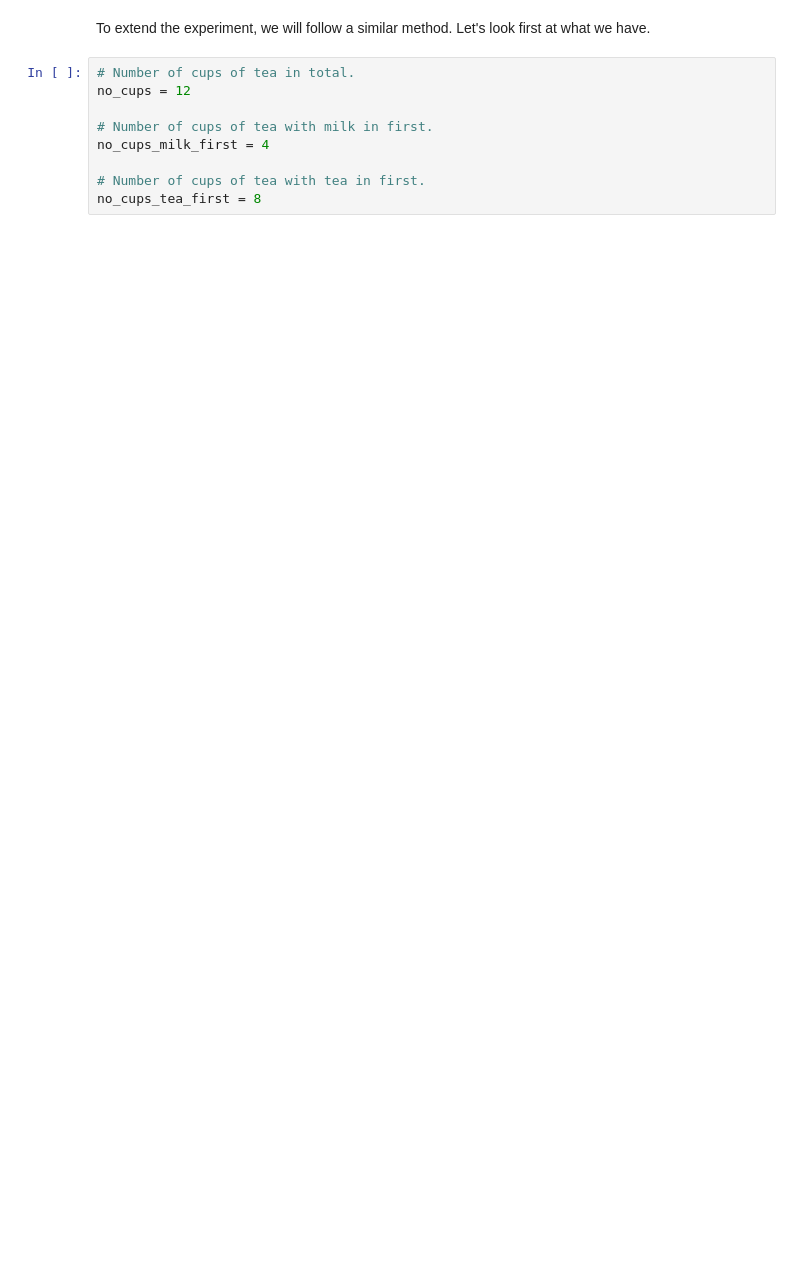
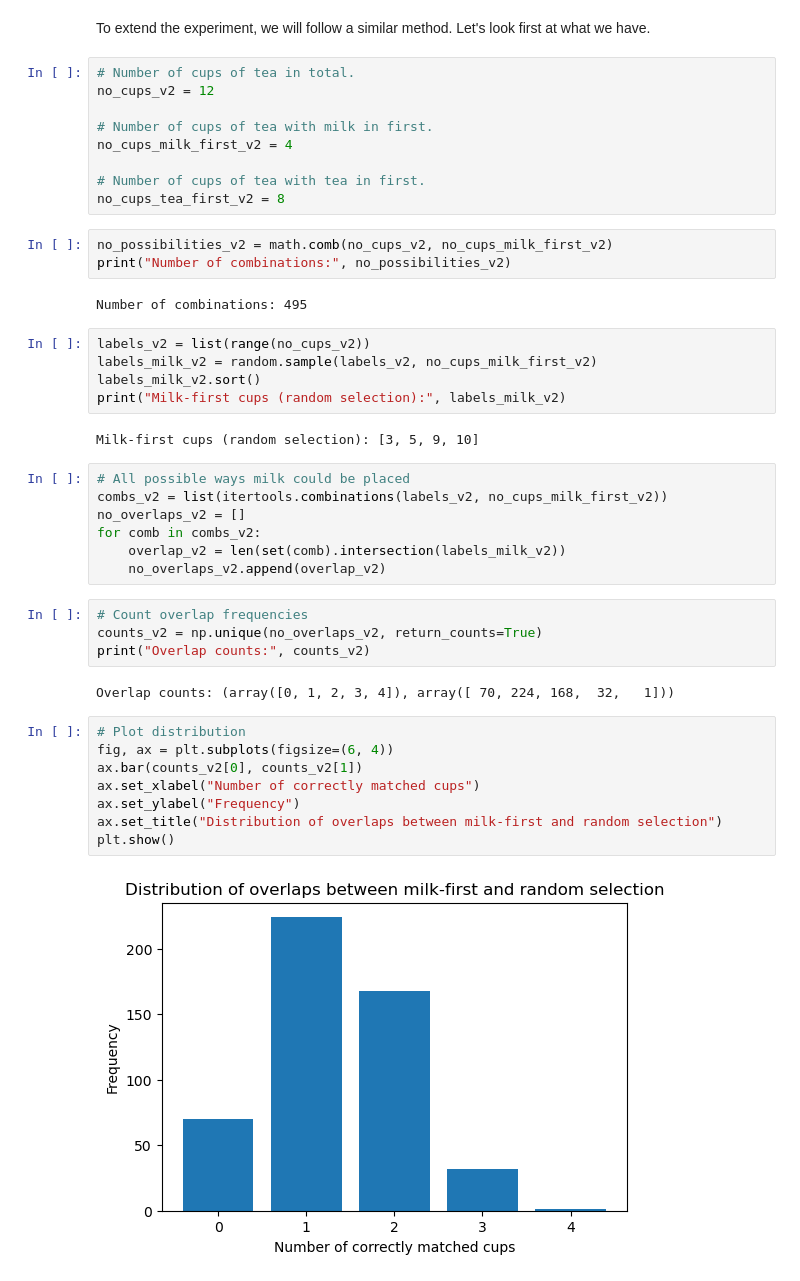
Before and after one commit to MylesHenehan/applied-statistics, a Jupyter notebook: problems.ipynb, the cells around one changed output. Saved outputs shown, nothing was run; the diff lists cells and outputs as text; blank space fills up the shorter version.

Commit message:
replicating the code for 8 tea-first cups and 4 milk-first cups to compare the spread

```diff
--- a/problems.ipynb
+++ b/problems.ipynb
@@ -85,10 +85,45 @@ The probability of choosing 4 cups correctly is 0.0143
 To extend the experiment, we will follow a similar method. Let's look first at what we have.
 # %%
 # Number of cups of tea in total.
-no_cups = 12
+no_cups_v2 = 12
 
 # Number of cups of tea with milk in first.
-no_cups_milk_first = 4
+no_cups_milk_first_v2 = 4
 
 # Number of cups of tea with tea in first.
-no_cups_tea_first = 8
+no_cups_tea_first_v2 = 8
+# %%
+no_possibilities_v2 = math.comb(no_cups_v2, no_cups_milk_first_v2)
+print("Number of combinations:", no_possibilities_v2)
+# %% [output]
+Number of combinations: 495
+# %%
+labels_v2 = list(range(no_cups_v2))
+labels_milk_v2 = random.sample(labels_v2, no_cups_milk_first_v2)
+labels_milk_v2.sort()
+print("Milk-first cups (random selection):", labels_milk_v2)
+# %% [output]
+Milk-first cups (random selection): [3, 5, 9, 10]
+# %%
+# All possible ways milk could be placed
+combs_v2 = list(itertools.combinations(labels_v2, no_cups_milk_first_v2))
+no_overlaps_v2 = []
+for comb in combs_v2:
+    overlap_v2 = len(set(comb).intersection(labels_milk_v2))
+    no_overlaps_v2.append(overlap_v2)
+# %%
+# Count overlap frequencies
+counts_v2 = np.unique(no_overlaps_v2, return_counts=True)
+print("Overlap counts:", counts_v2)
+# %% [output]
+Overlap counts: (array([0, 1, 2, 3, 4]), array([ 70, 224, 168,  32,   1]))
+# %%
+# Plot distribution
+fig, ax = plt.subplots(figsize=(6, 4))
+ax.bar(counts_v2[0], counts_v2[1])
+ax.set_xlabel("Number of correctly matched cups")
+ax.set_ylabel("Frequency")
+ax.set_title("Distribution of overlaps between milk-first and random selection")
+plt.show()
+# %% [output]
+[figure, added]
```
Also changed, not shown: parts of 3 cells of this notebook.
